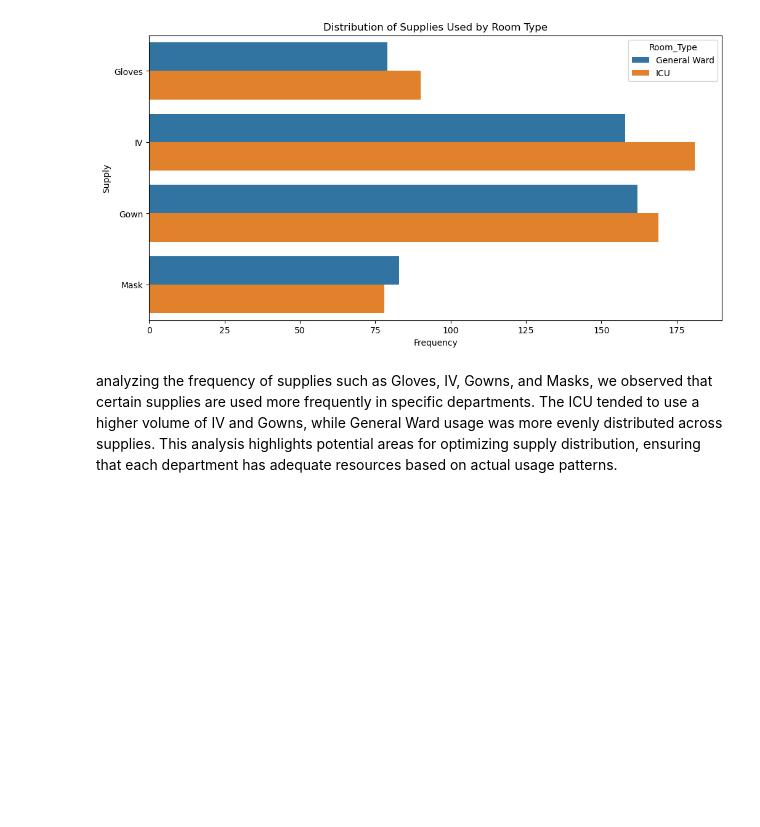
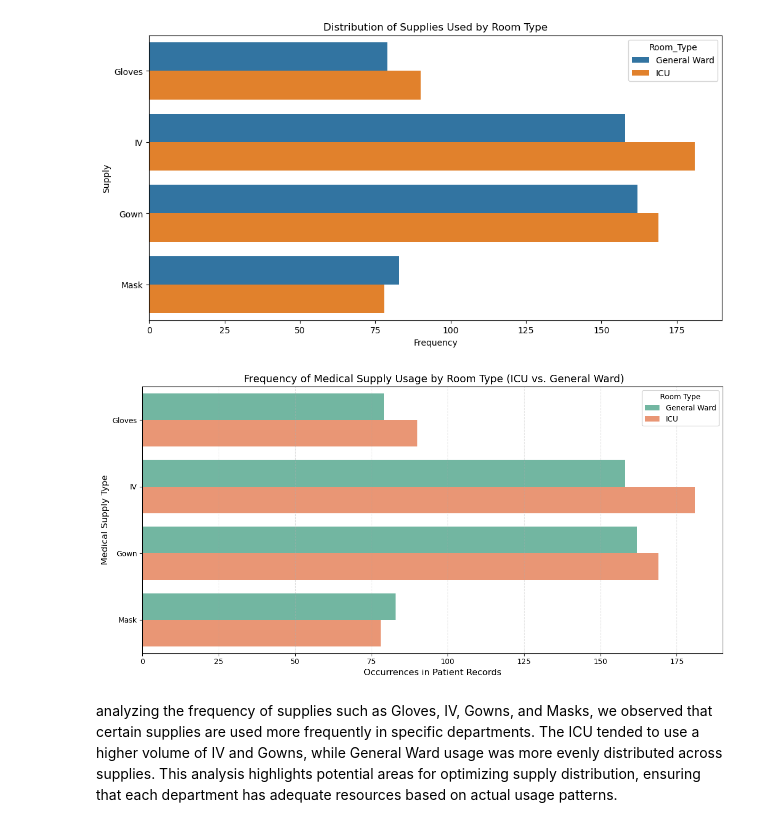
Before and after one commit to ktomanovic/hospital-supplies-optimization, a Jupyter notebook: notebook_v_1/exploring_ distribution _of _supplies.ipynb, the cells around one changed output. Drawn from its saved outputs; the diff is of its cells as text; code cells hidden in the pictures; blank space fills up the shorter version.

```diff
--- a/notebook_v_1/exploring_ distribution _of _supplies.ipynb
+++ b/notebook_v_1/exploring_ distribution _of _supplies.ipynb
@@ -71,6 +71,22 @@ plt.ylabel('Supply')
 plt.show()
 # %% [output]
 [figure]
+# %%
+supplies = patient_df['Supplies_Used'].dropna().str.split(', ').explode()
+
+# Plot the frequency of each supply used by room type
+plt.figure(figsize=(12, 6))
+sns.countplot(y=supplies, hue=patient_df['Room_Type'].loc[supplies.index], palette='Set2')
+
+plt.title(' Frequency of Medical Supply Usage by Room Type (ICU vs. General Ward)', fontsize=14)
+plt.xlabel('Occurrences in Patient Records', fontsize=12)
+plt.ylabel('Medical Supply Type', fontsize=12)
+plt.legend(title='Room Type')
+plt.grid(axis='x', linestyle='--', alpha=0.4)
+plt.tight_layout()
+plt.show()
+# %% [output]
+[figure, added]
 # %% [markdown]
 analyzing the frequency of supplies such as Gloves, IV, Gowns, and Masks, we observed that certain supplies are used more frequently in specific departments. The ICU tended to use a higher volume of IV and Gowns, while General Ward usage was more evenly distributed across supplies. This analysis highlights potential areas for optimizing supply distribution, ensuring that each department has adequate resources based on actual usage patterns.
 # %%
```
Also changed, not shown: 2 other files.
